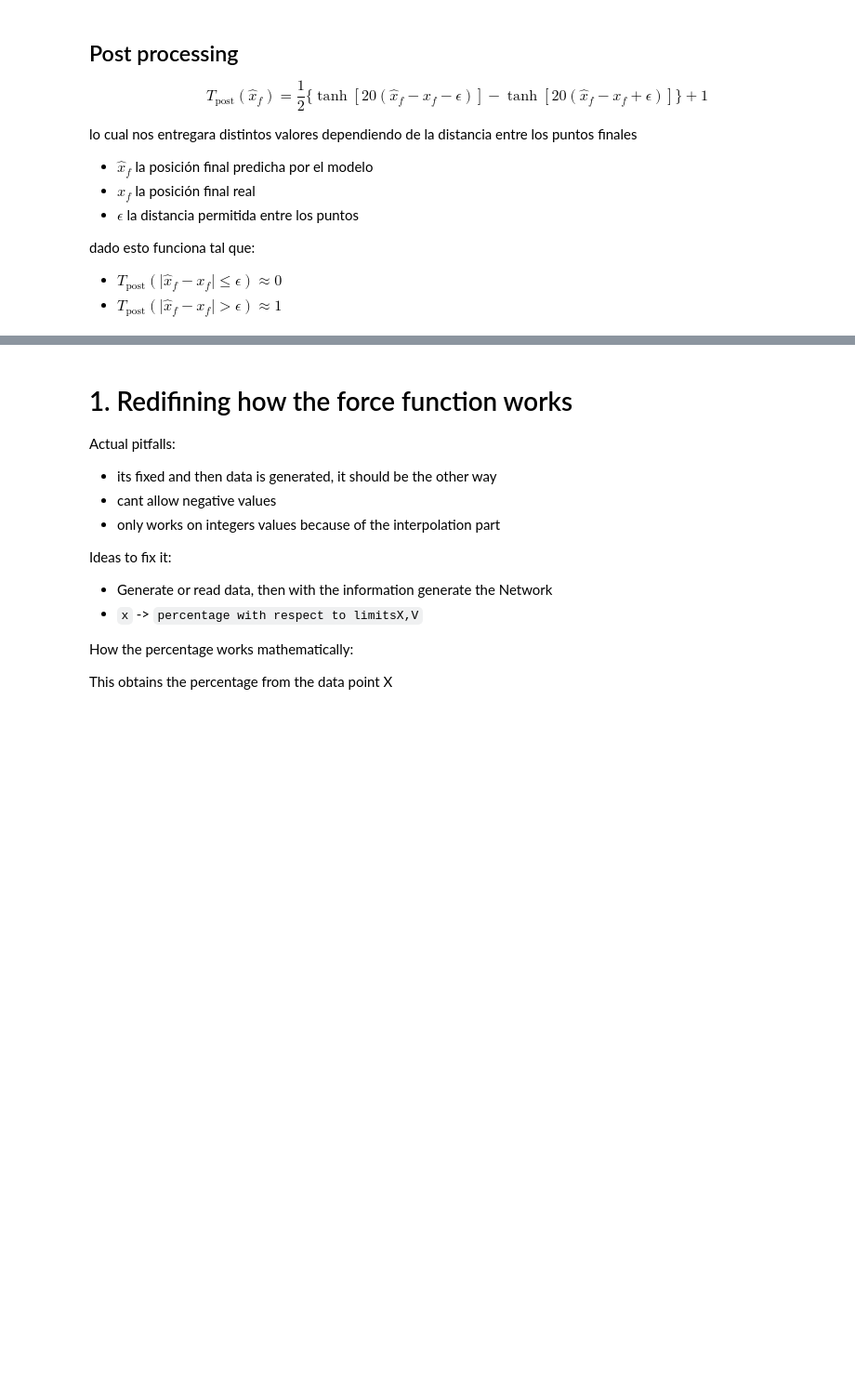
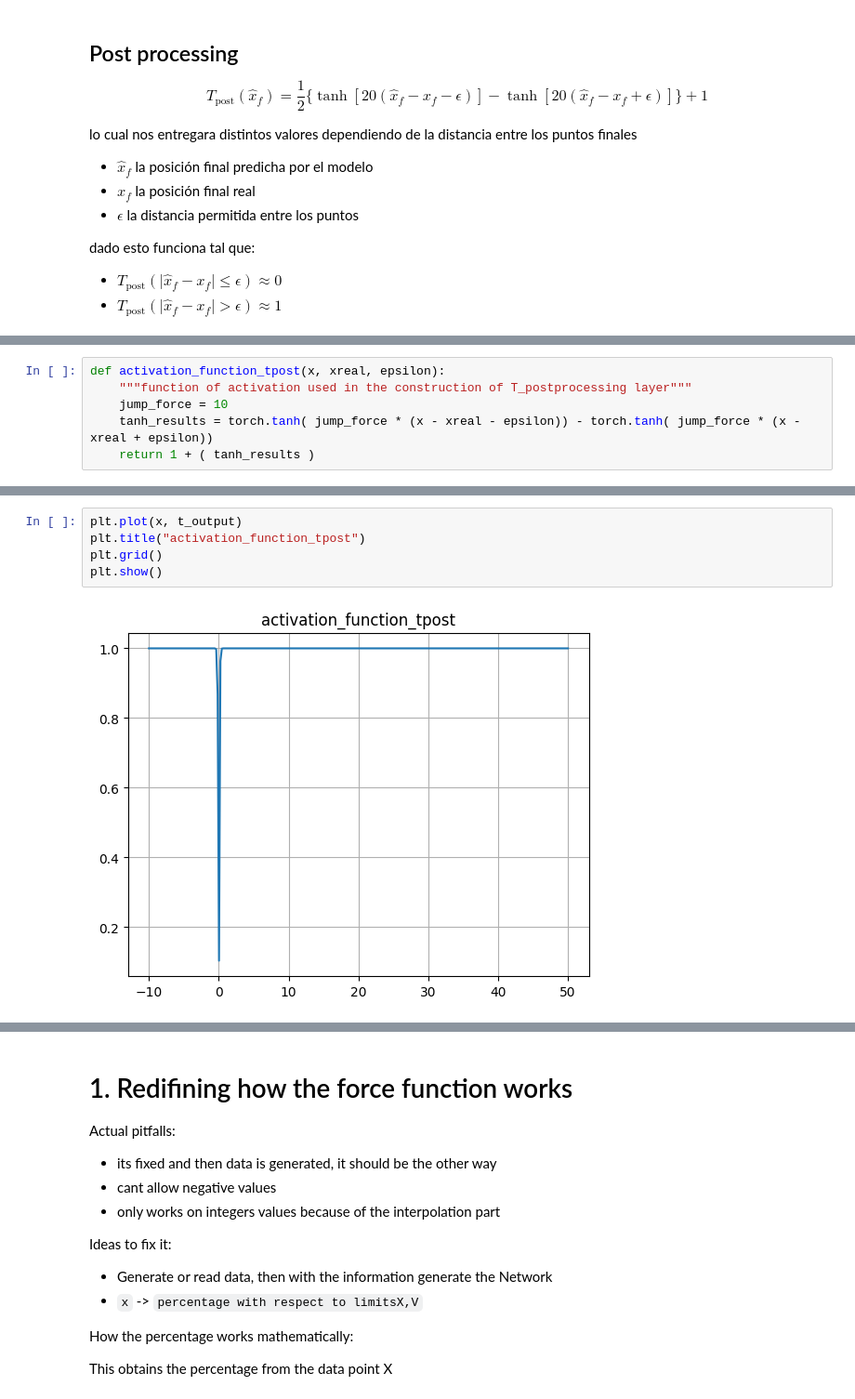
Before and after one commit to fbientrigo/machine-learning-physics, a Jupyter notebook: impl_2_mechanicsX/4_diffNetv2_post_process.ipynb, the cells around one changed output, grey strips where cells are left out. Shown at 93% size. Drawn from its saved outputs; the diff is of its cells as text; blank space fills up the shorter version.

```diff
--- a/impl_2_mechanicsX/4_diffNetv2_post_process.ipynb
+++ b/impl_2_mechanicsX/4_diffNetv2_post_process.ipynb
@@ -14,0 +19,6 @@ dado esto funciona tal que:
+# %%
+def activation_function_tpost(x, xreal, epsilon):
+    """function of activation used in the construction of T_postprocessing layer"""
+    jump_force = 10
+    tanh_results = torch.tanh( jump_force * (x - xreal - epsilon)) - torch.tanh( jump_force * (x - xreal + epsilon))
+    return 1 + ( tanh_results )
@@ -15 +37,8 @@ dado esto funciona tal que:
+# %%
+plt.plot(x, t_output)
+plt.title("activation_function_tpost")
+plt.grid()
+plt.show()
+# %% [output]
+[figure, added]
 # %%
```
Also changed, not shown: parts of 7 cells of this notebook, 3 other files.
